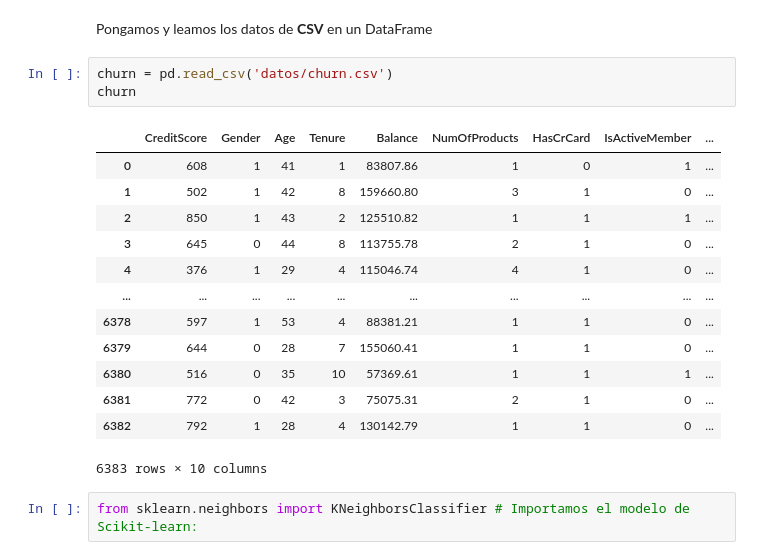
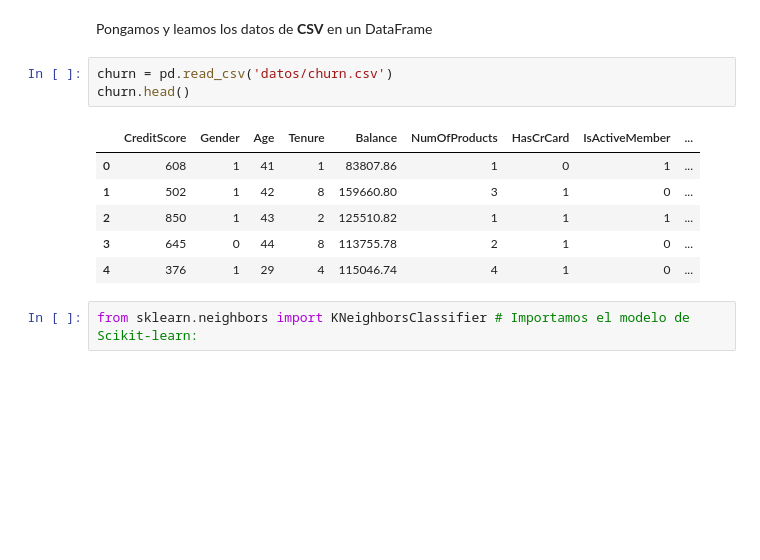
Before and after one commit to rusgar/Lines-of-Regression--KNN, a Jupyter notebook: Churn_machine.ipynb, the cells around one changed output. Cells and saved outputs as stored; diff of their text form; blank space fills up the shorter version.

```diff
--- a/Churn_machine.ipynb
+++ b/Churn_machine.ipynb
@@ -15,21 +15,14 @@ import seaborn as sns
 Pongamos y leamos los datos de **CSV** en un  DataFrame
 # %%
 churn = pd.read_csv('datos/churn.csv')
-churn
+churn.head()
 # %% [output]
 |  | CreditScore | Gender | Age | Tenure | Balance | NumOfProducts | HasCrCard | IsActiveMember | ... |
 | 0 | 608 | 1 | 41 | 1 | 83807.86 | 1 | 0 | 1 | ... |
 | 1 | 502 | 1 | 42 | 8 | 159660.80 | 3 | 1 | 0 | ... |
 | 2 | 850 | 1 | 43 | 2 | 125510.82 | 1 | 1 | 1 | ... |
 | 3 | 645 | 0 | 44 | 8 | 113755.78 | 2 | 1 | 0 | ... |
 | 4 | 376 | 1 | 29 | 4 | 115046.74 | 4 | 1 | 0 | ... |
-| ... | ... | ... | ... | ... | ... | ... | ... | ... | ... |
-| 6378 | 597 | 1 | 53 | 4 | 88381.21 | 1 | 1 | 0 | ... |
-| 6379 | 644 | 0 | 28 | 7 | 155060.41 | 1 | 1 | 0 | ... |
-| 6380 | 516 | 0 | 35 | 10 | 57369.61 | 1 | 1 | 1 | ... |
-| 6381 | 772 | 0 | 42 | 3 | 75075.31 | 2 | 1 | 0 | ... |
-| 6382 | 792 | 1 | 28 | 4 | 130142.79 | 1 | 1 | 0 | ... |
-6383 rows × 10 columns
 # %%
 from sklearn.neighbors import KNeighborsClassifier # Importamos el modelo de Scikit-learn:
 # %% [markdown]
```
Also changed, not shown: parts of 28 cells of this notebook.
